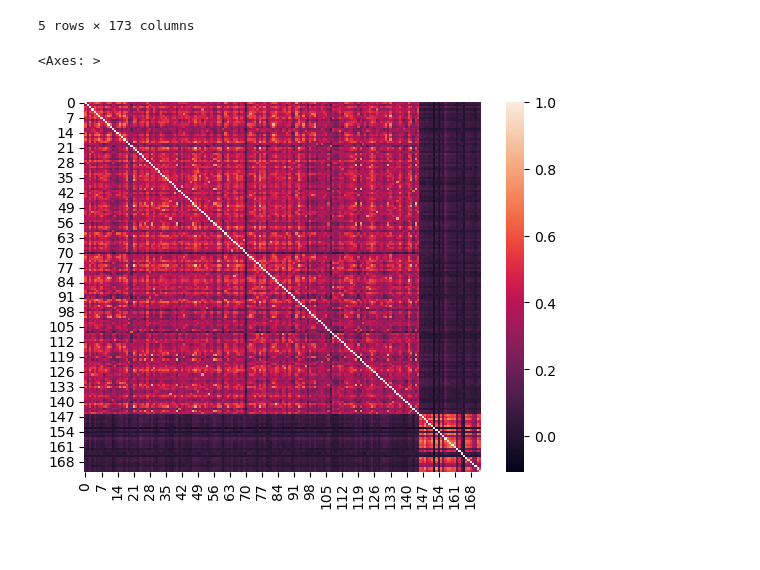
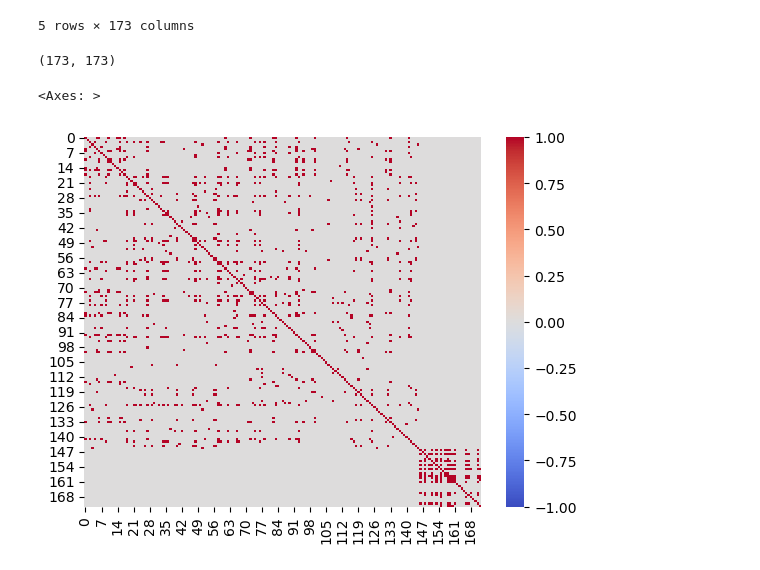
Before and after one commit to theodore34/contagion, a Jupyter notebook: notebook.ipynb, the cells around one changed output. Cells and saved outputs as stored; diff of their text form; code cells hidden in the pictures.

```diff
--- a/notebook.ipynb
+++ b/notebook.ipynb
@@ -14,19 +14,16 @@ data.head()
 | 2019-04-01 11:30:00 | 0.000000 | -0.000608 | 0.003107 | -0.001125 | -0.003865 | 0.001035 | -0.001851 | -0.001061 | 0.002407 | 0.003578 | ... | ... |
 | 2019-04-01 12:00:00 | 0.000315 | 0.000608 | -0.001802 | -0.001866 | -0.000341 | -0.000961 | 0.001204 | 0.000248 | -0.000600 | -0.001690 | ... | ... |
 5 rows × 173 columns
-# %%
-def correlation(data, lag=0):
-    """Calculate the correlation matrix for the given data with a specified lag."""
-    if lag > 0:
-        corr_matrix = np.corrcoef(data[:-lag].T, data[lag:].T)[:data.shape[1], :data.shape[1]]
-    else:
-        corr_matrix = np.corrcoef(data.T)
-
-    return corr_matrix
 # %%
-corr = correlation(data, 1)
+corr = correlation(data, 0)
-# %%
-sns.heatmap(corr)
-# %% [output]
-<Axes: >
-[figure, removed]
+# %%
+corr_thres = corr_threshold(corr, 0.95)
+# %%
+corr_thres.shape
+# %% [output]
+(173, 173)
+# %%
+sns.heatmap(corr_thres, cmap='coolwarm', vmin=-1, vmax=1)
+# %% [output]
+<Axes: >
+[figure, added]
```
Also changed, not shown: 2 other files.
